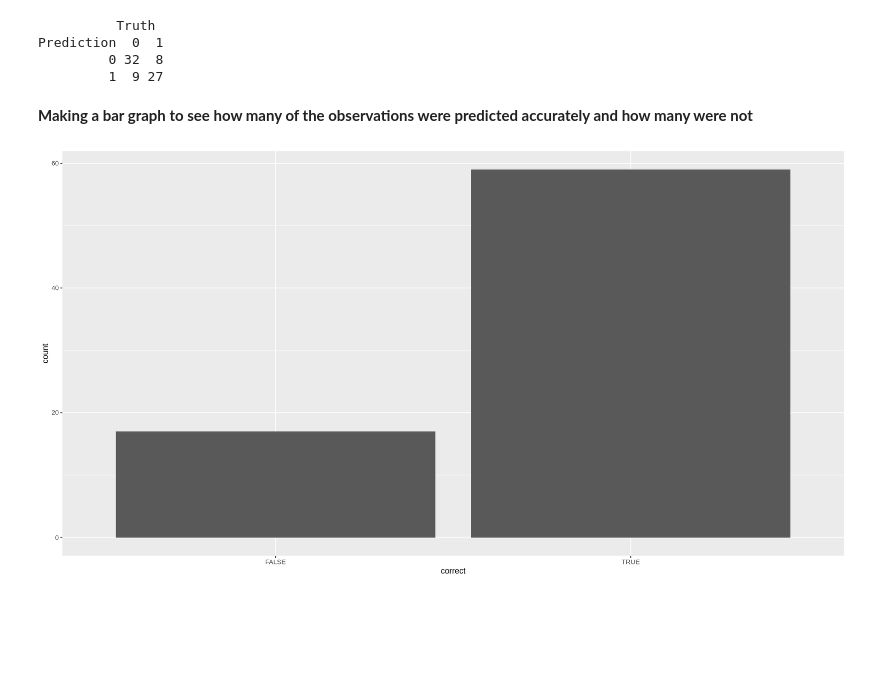
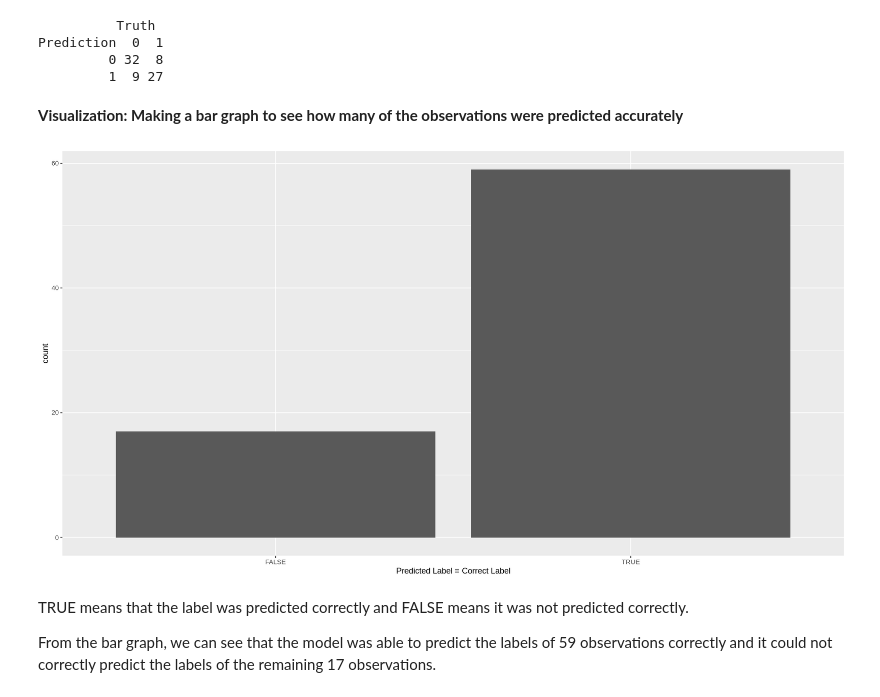
Before and after one commit to ggzggzggzggz/dsci-100-2022w1-group-083, a Jupyter notebook: group_project_report.ipynb, the cells around one changed output. Drawn from its saved outputs; the diff is of its cells as text; code cells hidden in the pictures; blank space fills up the shorter version.

```diff
--- a/group_project_report.ipynb
+++ b/group_project_report.ipynb
@@ -228,12 +228,16 @@ Prediction  0  1
          0 32  8
          1  9 27
 # %% [markdown]
-**Making a bar graph to see how many of the observations were predicted accurately and how many were not**
+**Visualization: Making a bar graph to see how many of the observations were predicted accurately**
 # %%
 bar_graph <- mutate(heart_test_predictions, correct=(.pred_class==num_the_predicted_attribute)) |>
     ggplot(aes(x=correct)) +
     geom_bar() +
-    labs(x="correct")
+    labs(x="Predicted Label = Correct Label")
 bar_graph
 # %% [output]
-[figure, old version]
+[figure, new version]
+# %% [markdown]
+TRUE means that the label was predicted correctly and FALSE means it was not predicted correctly.
+
+From the bar graph, we can see that the model was able to predict the labels of 59 observations correctly and it could not correctly predict the labels of the remaining 17 observations.
```
